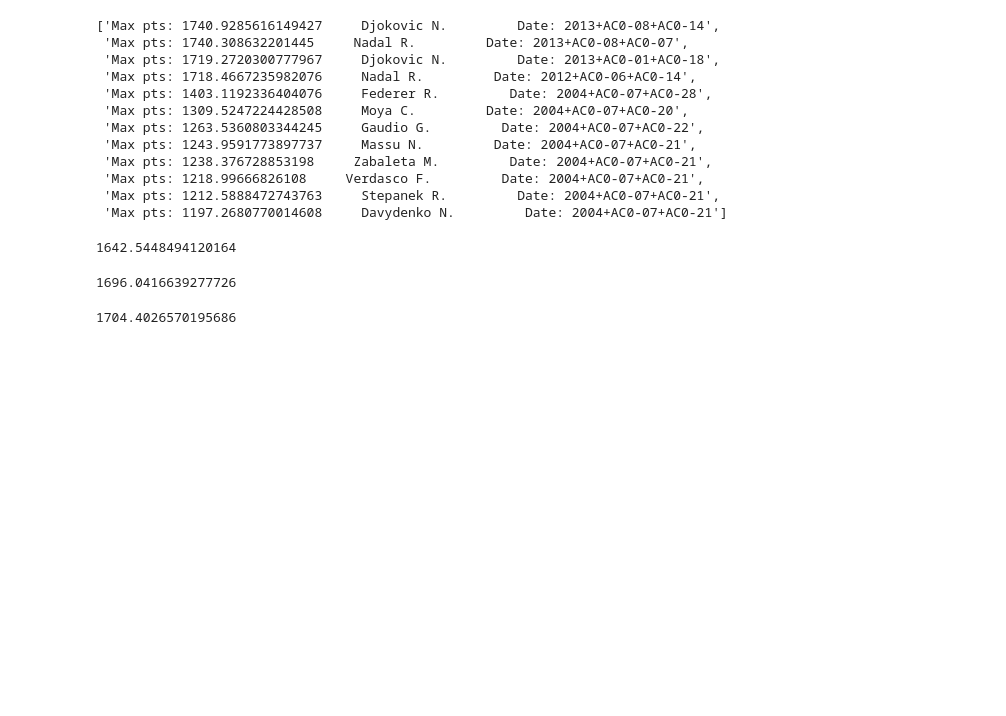
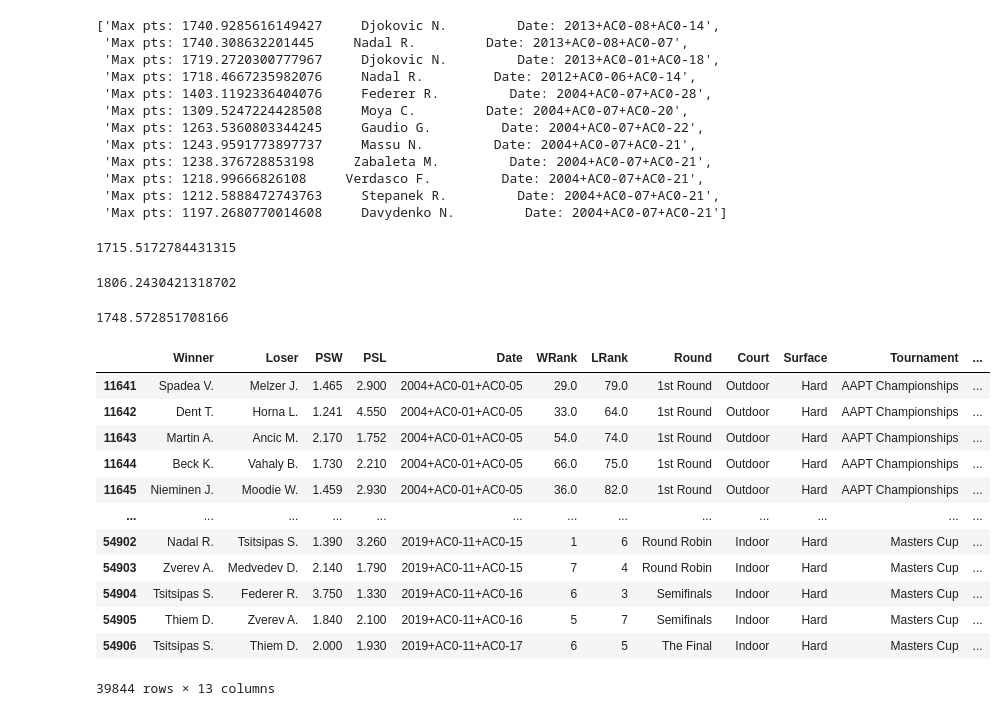
Before and after one commit to Nikcos75/Nikcos75, a Jupyter notebook: Tennis_goat.ipynb, the cells around one changed output. Drawn from its saved outputs; the diff is of its cells as text; code cells hidden in the pictures; blank space fills up the shorter version.

```diff
--- a/Tennis_goat.ipynb
+++ b/Tennis_goat.ipynb
@@ -52,6 +52,5 @@ dfx
 # %%
 dfx["elo1"] = np.nan
 dfx["elo2"] = np.nan
-dfw = dfx.copy()
 # %%
 elo={}
@@ -103,17 +105,31 @@ liste
  'Max pts: 1218.99666826108     Verdasco F.         Date: 2004+AC0-07+AC0-21',
  'Max pts: 1212.5888472743763     Stepanek R.         Date: 2004+AC0-07+AC0-21',
  'Max pts: 1197.2680770014608     Davydenko N.         Date: 2004+AC0-07+AC0-21']
-# %%
-elo['Federer R.']
-elo['Djokovic N.']
-elo['Federer R.']
-# %% [output]
-1642.5448494120164
+# %%
+elom['Federer R.']
+# %% [output]
+1715.5172784431315
 # %%
-elo['Djokovic N.']
+elom['Djokovic N.']
 # %% [output]
-1696.0416639277726
+1806.2430421318702
 # %%
-elo['Nadal R.']
+elom['Nadal R.']
 # %% [output]
-1704.4026570195686
+1748.572851708166
+# %%
+dfw
+# %% [output]
+|  | Winner | Loser | PSW | PSL | Date | WRank | LRank | Round | Court | Surface | Tournament | ... |
+| 11641 | Spadea V. | Melzer J. | 1.465 | 2.900 | 2004+AC0-01+AC0-05 | 29.0 | 79.0 | 1st Round | Outdoor | Hard | AAPT Championships | ... |
+| 11642 | Dent T. | Horna L. | 1.241 | 4.550 | 2004+AC0-01+AC0-05 | 33.0 | 64.0 | 1st Round | Outdoor | Hard | AAPT Championships | ... |
+| 11643 | Martin A. | Ancic M. | 2.170 | 1.752 | 2004+AC0-01+AC0-05 | 54.0 | 74.0 | 1st Round | Outdoor | Hard | AAPT Championships | ... |
+| 11644 | Beck K. | Vahaly B. | 1.730 | 2.210 | 2004+AC0-01+AC0-05 | 66.0 | 75.0 | 1st Round | Outdoor | Hard | AAPT Championships | ... |
+| 11645 | Nieminen J. | Moodie W. | 1.459 | 2.930 | 2004+AC0-01+AC0-05 | 36.0 | 82.0 | 1st Round | Outdoor | Hard | AAPT Championships | ... |
+| ... | ... | ... | ... | ... | ... | ... | ... | ... | ... | ... | ... | ... |
+| 54902 | Nadal R. | Tsitsipas S. | 1.390 | 3.260 | 2019+AC0-11+AC0-15 | 1 | 6 | Round Robin | Indoor | Hard | Masters Cup | ... |
+| 54903 | Zverev A. | Medvedev D. | 2.140 | 1.790 | 2019+AC0-11+AC0-15 | 7 | 4 | Round Robin | Indoor | Hard | Masters Cup | ... |
+| 54904 | Tsitsipas S. | Federer R. | 3.750 | 1.330 | 2019+AC0-11+AC0-16 | 6 | 3 | Semifinals | Indoor | Hard | Masters Cup | ... |
+| 54905 | Thiem D. | Zverev A. | 1.840 | 2.100 | 2019+AC0-11+AC0-16 | 5 | 7 | Semifinals | Indoor | Hard | Masters Cup | ... |
+| 54906 | Tsitsipas S. | Thiem D. | 2.000 | 1.930 | 2019+AC0-11+AC0-17 | 6 | 5 | The Final | Indoor | Hard | Masters Cup | ... |
+39844 rows × 13 columns
```
Also changed, not shown: parts of 3 cells of this notebook.
